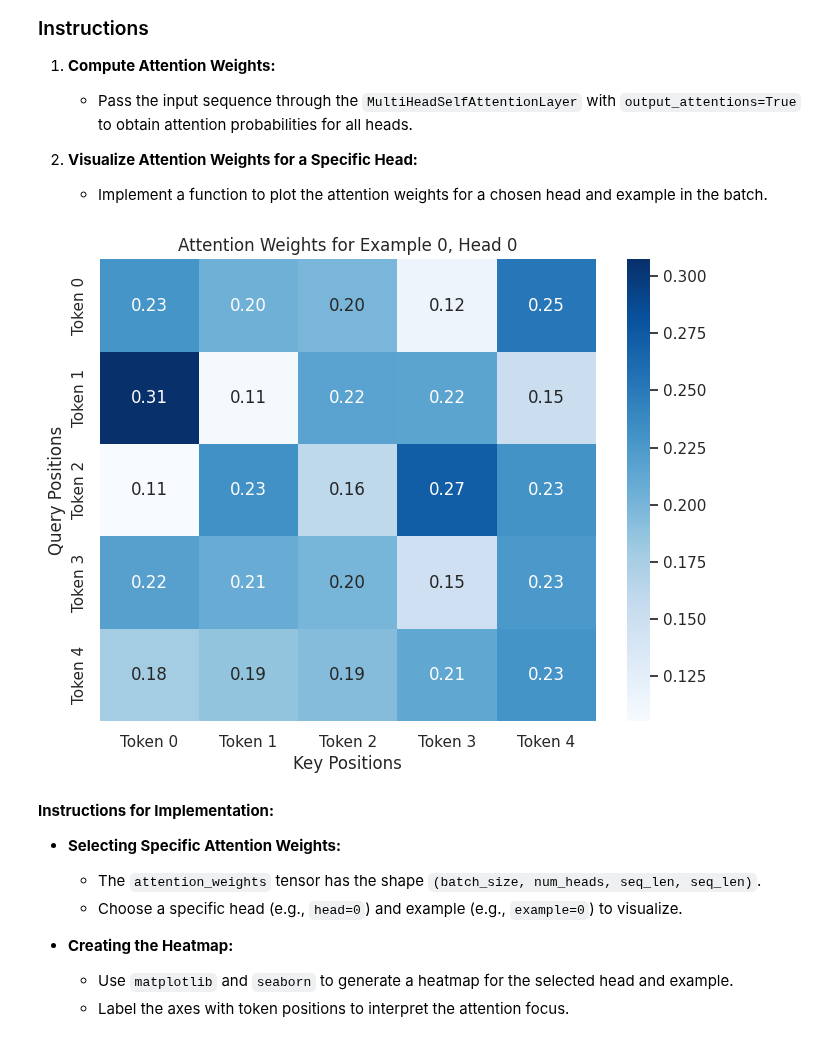
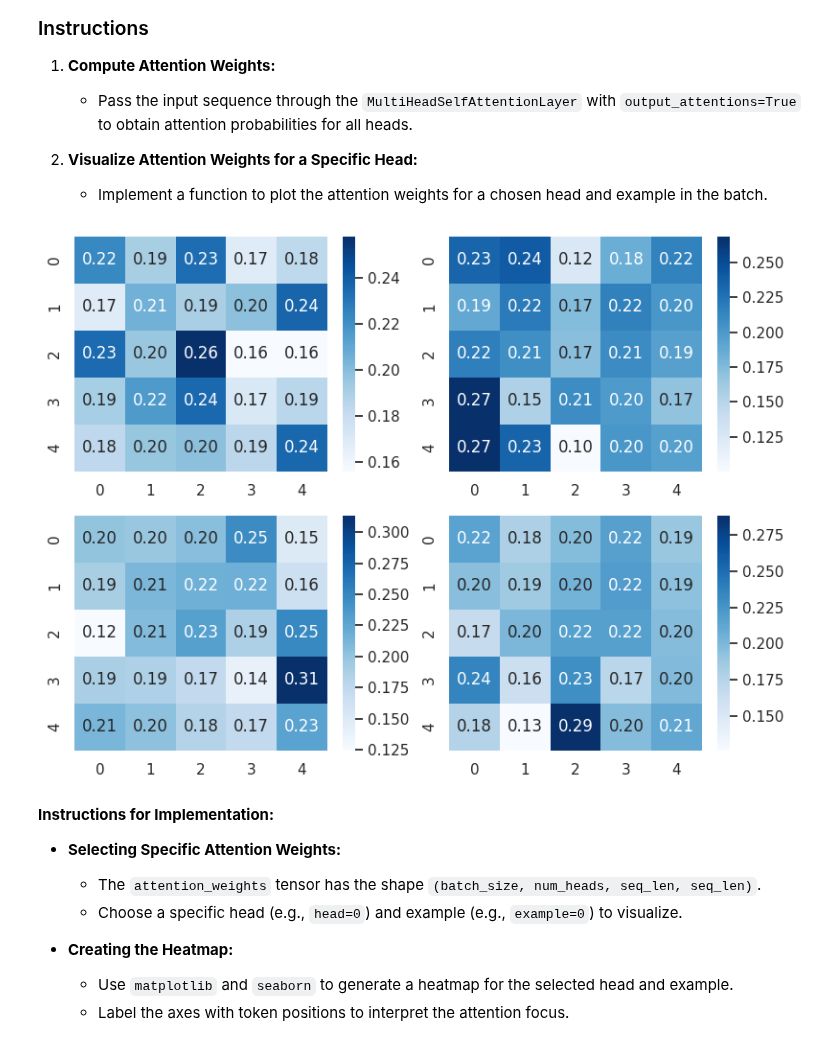
Before and after one commit to BrMrtn/GoogleColab, a Jupyter notebook: MI/IMSC_Transformers_lab_handout.ipynb, the cells around one changed output. Saved outputs shown, nothing was run; the diff lists cells and outputs as text; code cells hidden in the pictures.

```diff
--- a/MI/IMSC_Transformers_lab_handout.ipynb
+++ b/MI/IMSC_Transformers_lab_handout.ipynb
@@ -108,7 +108,7 @@ class SelfAttentionLayer(nn.Module):
         V = self.value(input_sequence)  # Shape: (batch_size, seq_len, hidden_size)
 
         # Step 2: Calculate attention scores using scaled dot-product
-        attention_scores = ...  # Shape: (batch_size, seq_len, seq_len)
+        attention_scores = torch.matmul(Q, K.transpose(-2, -1)) / self.scale  # Shape: (batch_size, seq_len, seq_len)
 
         # Step 3: Apply attention mask if provided
         if attention_mask is not None:
@@ -116,10 +116,10 @@ class SelfAttentionLayer(nn.Module):
             attention_scores = attention_scores.masked_fill(attention_mask == 0, float('-inf'))
 
         # Step 4: Apply softmax to obtain attention probabilities
-        attention_probs = ...  # Shape: (batch_size, seq_len, seq_len)
+        attention_probs = F.softmax(attention_scores, dim=-1)  # Shape: (batch_size, seq_len, seq_len)
 
         # Step 5: Compute the context layer by weighted sum of V
-        context_layer = ...  # Shape: (batch_size, seq_len, hidden_size)
+        context_layer = torch.matmul(attention_probs, V) # Shape: (batch_size, seq_len, hidden_size)
 
         # Step 6: Return context layer and optionally attention probabilities
         if output_attentions:
@@ -294,7 +305,8 @@ class MultiHeadSelfAttentionLayer(nn.Module):
         # Perform matrix multiplication between query and key^T
         # query: (batch_size, num_heads, seq_len, head_size)
         # key.transpose(-2, -1): (batch_size, num_heads, head_size, seq_len)
-        attention_scores = ...  # shape: (batch_size, num_heads, seq_len, seq_len)
+        attention_scores = torch.matmul(query, key.transpose(-2, -1)) / self.scale  # shape: (batch_size, num_heads, seq_len, seq_len)
+
 
 
         # (Optional) Apply attention mask if provided
@@ -313,7 +325,7 @@ class MultiHeadSelfAttentionLayer(nn.Module):
         context_layer = context_layer.view(*new_context_layer_shape)  # Shape: (batch_size, seq_len, all_head_size)
 
         # Step 7: Pass the concatenated context layer through the final linear layer
-        output_sequence = ...  # Shape: (batch_size, seq_len, hidden_size)
+        output_sequence = self.out(context_layer) # Shape: (batch_size, seq_len, hidden_size)
 
         # Step 8: Return output sequence and optionally attention probabilities
         if output_attentions:
@@ -364,26 +376,37 @@ Multi-head attention allows the model to focus on different parts of the input s
 # %%
 batch_size = input_sequence.size(0)
 
 # Disable gradient computation for evaluation
 with torch.no_grad():
     # Obtain both the output sequence and attention weights
     output_sequence, attention_weights = multi_head_self_attention_layer(input_sequence, output_attentions=True)
 
 # Function to visualize multi-head attention weights
 def plot_multihead_attention_weights(attention_weights, head=0, example=0):
     """
     Plots the attention weights for a specific head and example in the batch.
 
     Args:
         attention_weights (torch.Tensor): Attention weights with shape (batch_size, num_heads, seq_len, seq_len).
         head (int): Index of the attention head to visualize.
         example (int): Index of the example in the batch to visualize.
     """
 
+    # Select the attention weights for the specified example
+    attn = attention_weights[example].cpu().numpy()
+
+    # Create a figure for the heatmap
+    fig, ax = plt.subplots(2, 2, figsize=(8, 6))
+    for i in range(2):
+        for j in range(2):
+          sns.heatmap(attn[i * 2 + j], cmap='Blues', annot=True, fmt=".2f", ax=ax[i, j])
+    plt.tight_layout()
+    plt.show()
+
 # Plot attention weights for the first head and first example in the batch
 plot_multihead_attention_weights(attention_weights, head=0, example=0)
 # %% [output]
-[figure, old version]
+[figure, new version]
 # %% [markdown]
 
 **Instructions for Implementation:**
```
Also changed, not shown: parts of 6 cells of this notebook.
